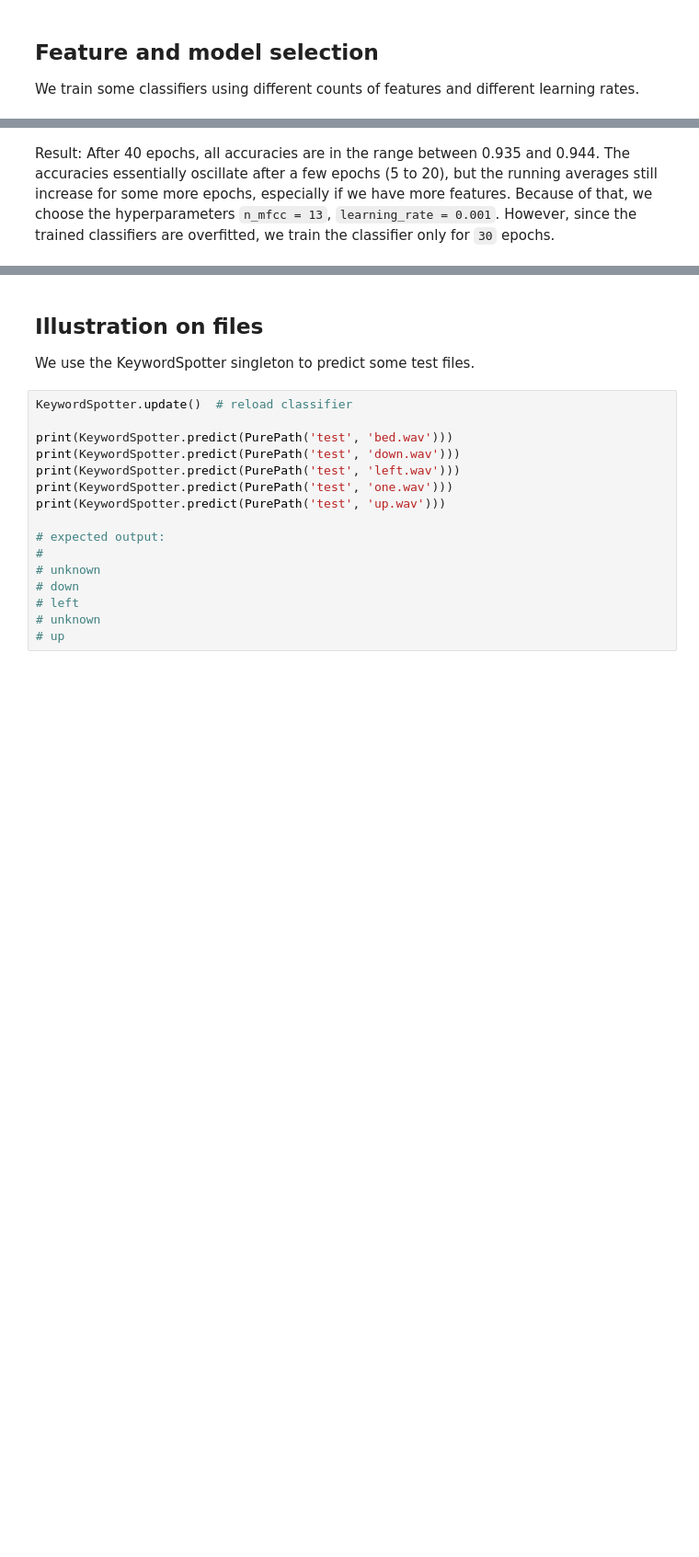
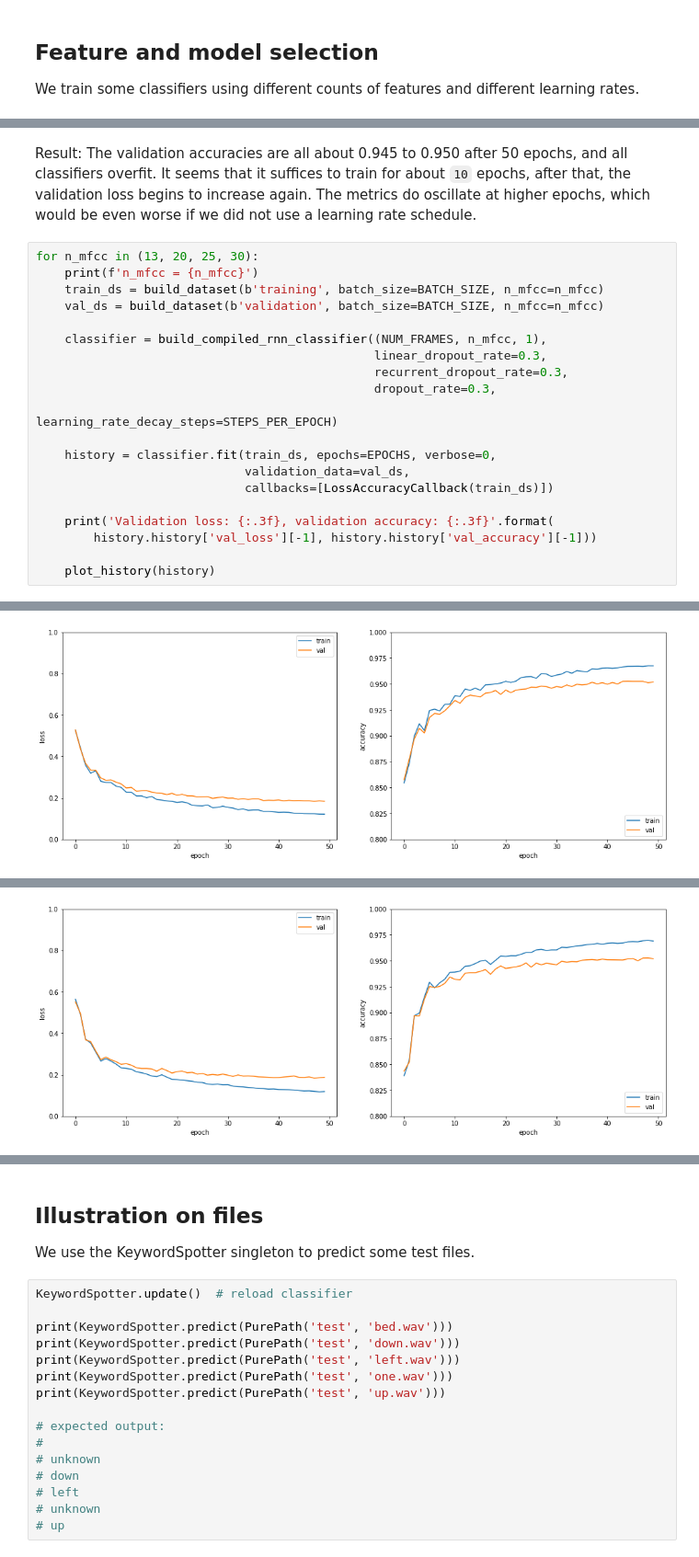
Before and after one commit to SebastianThomas1/keyword_spotter, a Jupyter notebook: predictive_analysis.ipynb, the cells around one changed output, grey strips where cells are left out. Shown at 92% size. Cells and saved outputs as stored; diff of their text form; blank space fills up the shorter version.

```diff
--- a/predictive_analysis.ipynb
+++ b/predictive_analysis.ipynb
@@ -316,2 +398,23 @@ Validation loss: 0.295, validation accuracy: 0.942
-# %% [markdown]
-Result: After 40 epochs, all accuracies are in the range between 0.935 and 0.944. The accuracies essentially oscillate after a few epochs (5 to 20), but the running averages still increase for some more epochs, especially if we have more features. Because of that, we choose the hyperparameters `n_mfcc = 13`, `learning_rate = 0.001`. However, since the trained classifiers are overfitted, we train the classifier only for `30` epochs.
+# %% [markdown]
+Result: The validation accuracies are all about 0.945 to 0.950 after 50 epochs, and all classifiers overfit. It seems that it suffices to train for about `10` epochs, after that, the validation loss begins to increase again. The metrics do oscillate at higher epochs, which would be even worse if we did not use a learning rate schedule.
+# %%
+for n_mfcc in (13, 20, 25, 30):
+    print(f'n_mfcc = {n_mfcc}')
+    train_ds = build_dataset(b'training', batch_size=BATCH_SIZE, n_mfcc=n_mfcc)
+    val_ds = build_dataset(b'validation', batch_size=BATCH_SIZE, n_mfcc=n_mfcc)
+
+    classifier = build_compiled_rnn_classifier((NUM_FRAMES, n_mfcc, 1),
+                                               linear_dropout_rate=0.3,
+                                               recurrent_dropout_rate=0.3,
+                                               dropout_rate=0.3,
+                                               learning_rate_decay_steps=STEPS_PER_EPOCH)
+
+    history = classifier.fit(train_ds, epochs=EPOCHS, verbose=0,
+                             validation_data=val_ds,
+                             callbacks=[LossAccuracyCallback(train_ds)])
+
+    print('Validation loss: {:.3f}, validation accuracy: {:.3f}'.format(
+        history.history['val_loss'][-1], history.history['val_accuracy'][-1]))
+
+    plot_history(history)
+# %% [output]
@@ -317,0 +423 @@ Result: After 40 epochs, all accuracies are in the range between 0.935 and 0.944
+[figure, added]
@@ -317,0 +426 @@ Result: After 40 epochs, all accuracies are in the range between 0.935 and 0.944
+[figure, added]
```
Also changed, not shown: parts of 10 cells of this notebook, 1 other file.
